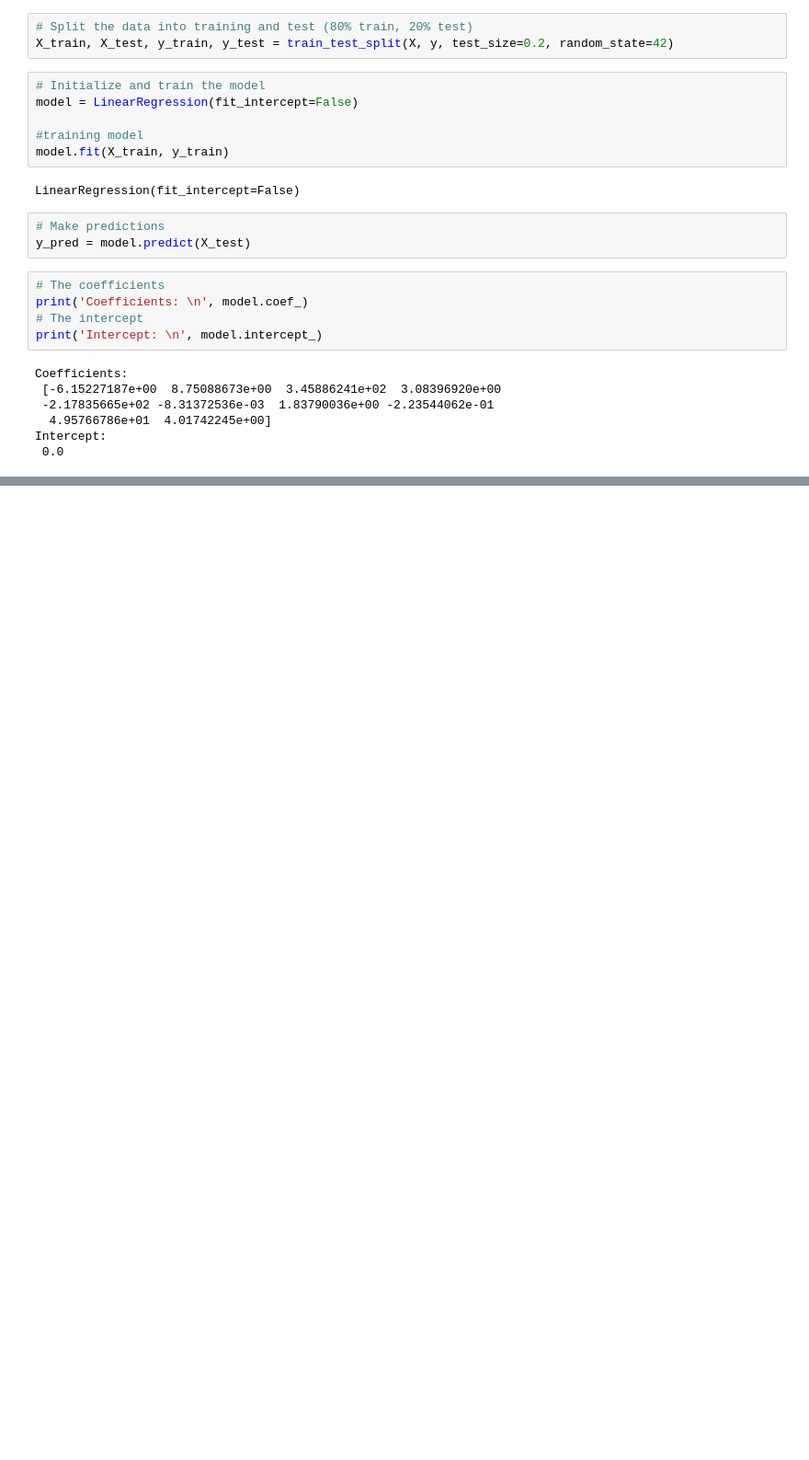
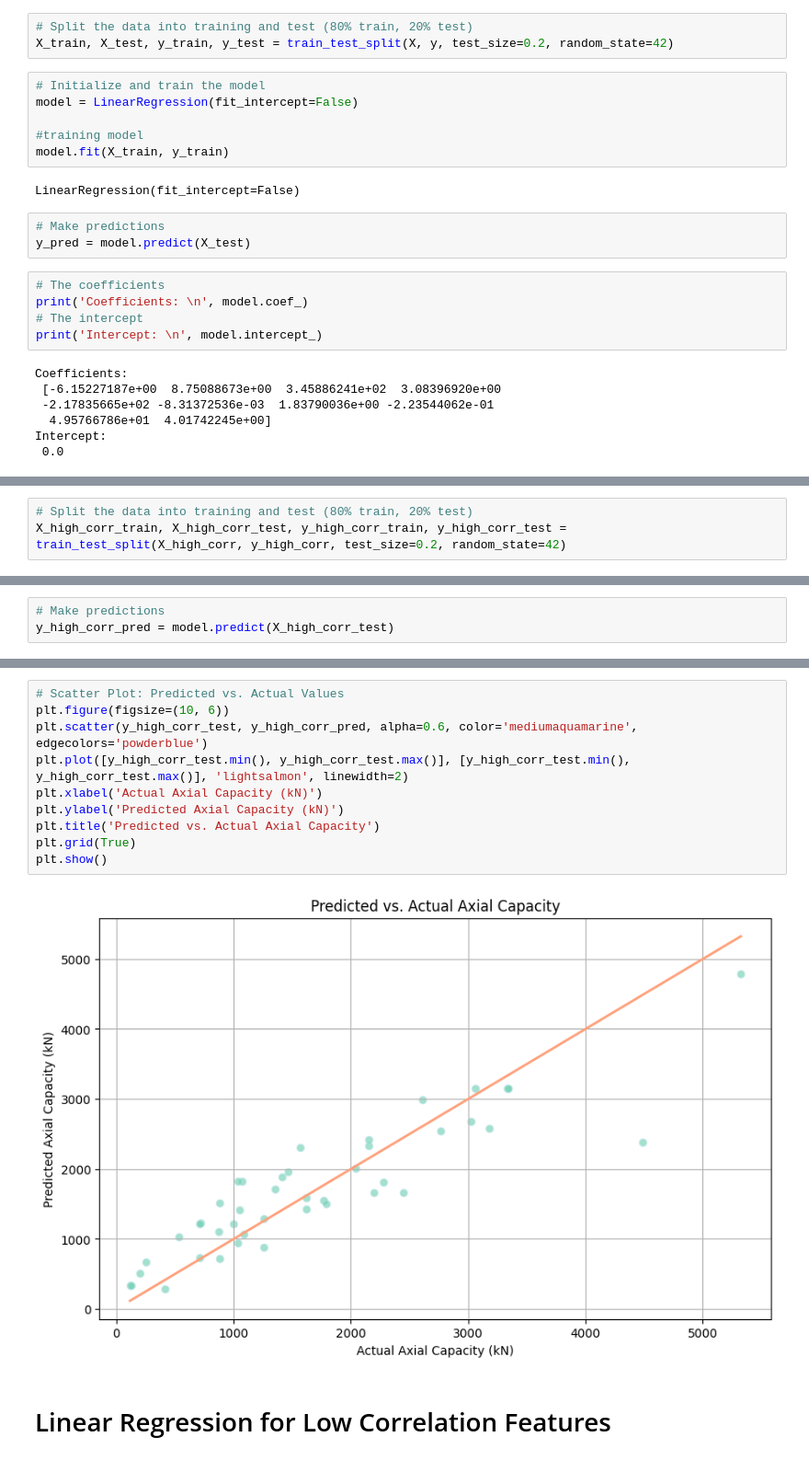
Before and after one commit to AnthonyKelly8/ENGG_680_Project, a Jupyter notebook: Code/Linear_Regression_ENGG680.ipynb, the cells around one changed output, grey strips where cells are left out. Shown at 92% size. Drawn from its saved outputs; the diff is of its cells as text; blank space fills up the shorter version.

```diff
--- a/Code/Linear_Regression_ENGG680.ipynb
+++ b/Code/Linear_Regression_ENGG680.ipynb
@@ -87,0 +101,3 @@ plt.show()
+# %%
+# Split the data into training and test (80% train, 20% test)
+X_high_corr_train, X_high_corr_test, y_high_corr_train, y_high_corr_test = train_test_split(X_high_corr, y_high_corr, test_size=0.2, random_state=42)
@@ -87,0 +112,3 @@ plt.show()
+# %%
+# Make predictions
+y_high_corr_pred = model.predict(X_high_corr_test)
@@ -87,0 +135,14 @@ plt.show()
+# %%
+# Scatter Plot: Predicted vs. Actual Values
+plt.figure(figsize=(10, 6))
+plt.scatter(y_high_corr_test, y_high_corr_pred, alpha=0.6, color='mediumaquamarine', edgecolors='powderblue')
+plt.plot([y_high_corr_test.min(), y_high_corr_test.max()], [y_high_corr_test.min(), y_high_corr_test.max()], 'lightsalmon', linewidth=2)
+plt.xlabel('Actual Axial Capacity (kN)')
+plt.ylabel('Predicted Axial Capacity (kN)')
+plt.title('Predicted vs. Actual Axial Capacity')
+plt.grid(True)
+plt.show()
+# %% [output]
+[figure, added]
+# %% [markdown]
+# Linear Regression for Low Correlation Features
```
Also changed, not shown: parts of 16 cells of this notebook, 2 other files.
